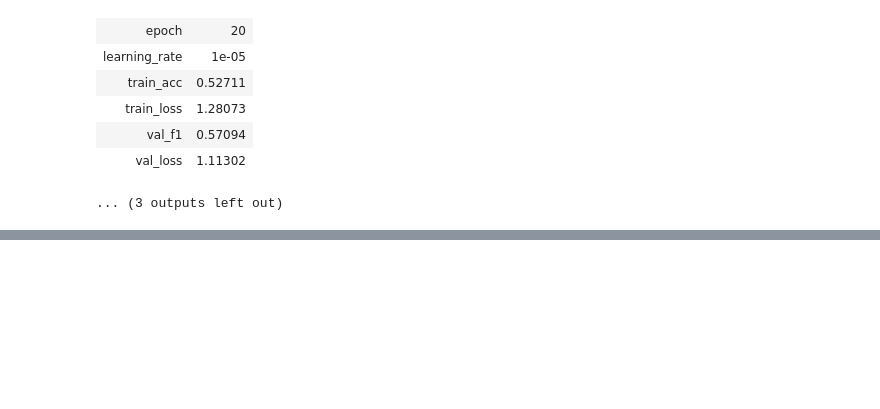
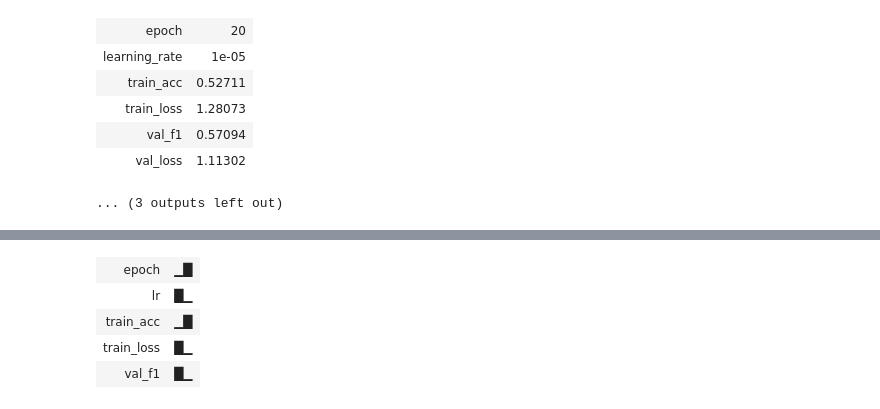
Before and after one commit to MythreyeeH/messy-mashup, a Jupyter notebook: DL-24f2009276-notebook-t12026.ipynb, the cells around one changed output, grey strips where cells are left out. Drawn from its saved outputs; the diff is of its cells as text; code cells hidden in the pictures; blank space fills up the shorter version.

```diff
--- a/DL-24f2009276-notebook-t12026.ipynb
+++ b/DL-24f2009276-notebook-t12026.ipynb
@@ -1025,0 +1053,91 @@ FileLink('submission_cnn.csv')
+# %%
+wandb.init(
+    project="messy-mashup",
+    name="CRNN_BiGRU",
+    tags=["phase-4", "crnn"],
+    config={
+        "model": "CRNN (CNN + BiGRU)",
+        "epochs": 20,
+        "batch_size": 32,
+        "lr": 1e-3,
+        "gru_layers": 2,
+        "gru_hidden": 256,
+        "bidirectional": True
+    }
+)
+
+optimizer = torch.optim.AdamW(crnn.parameters(), lr=1e-3, weight_decay=0.01)
+scheduler = torch.optim.lr_scheduler.CosineAnnealingLR(
+    optimizer, T_max=20, eta_min=1e-5
+)
+criterion = nn.CrossEntropyLoss()
+
+# Reuse same train/val loaders from CNN
+EPOCHS = 20
+PATIENCE = 3
+best_f1 = 0
+no_improve = 0
+
+print("Starting RNN training...")
+print("-" * 60)
+
+for epoch in range(EPOCHS):
+    # Training
+    crnn.train()
+    total_loss, total_correct = 0, 0
+    for mel, labels in train_loader:
+        mel, labels = mel.to(device), labels.to(device)
+        optimizer.zero_grad()
+        logits = crnn(mel)
+        loss   = criterion(logits, labels)
+        loss.backward()
+        torch.nn.utils.clip_grad_norm_(crnn.parameters(), 1.0)
+        optimizer.step()
+        total_loss    += loss.item()
+        total_correct += (logits.argmax(1) == labels).sum().item()
+    train_loss = total_loss / len(train_loader)
+    train_acc  = total_correct / len(train_loader.dataset)
+
+    # Validation
+    crnn.eval()
+    all_preds, all_labels = [], []
+    with torch.no_grad():
+        for mel, labels in val_loader:
+            mel, labels = mel.to(device), labels.to(device)
+            logits      = crnn(mel)
+            all_preds.extend(logits.argmax(1).cpu().numpy())
+            all_labels.extend(labels.cpu().numpy())
+    val_f1 = f1_score(all_labels, all_preds, average='macro')
+
+    scheduler.step()
+
+    # W&B logging
+    wandb.log({
+        "epoch": epoch + 1,
+        "train_loss": train_loss,
+        "train_acc": train_acc,
+        "val_f1": val_f1,
+        "lr": optimizer.param_groups[0]['lr']
+    })
+
+    # Save checkpoints
+    torch.save(
+        crnn.state_dict(),
+        f"/kaggle/working/crnn_epoch{epoch+1:02d}_f1{val_f1:.4f}.pth"
+    )
+
+    if val_f1 > best_f1:
+        best_f1    = val_f1
+        no_improve = 0
+        torch.save(crnn.state_dict(), "/kaggle/working/crnn_best.pth")
+        print(f"Epoch {epoch+1:02d} | Loss: {train_loss:.4f} | Acc: {train_acc:.4f} | Val F1: {val_f1:.4f} model saved")
+    else:
+        no_improve += 1
+        print(f"Epoch {epoch+1:02d} | Loss: {train_loss:.4f} | Acc: {train_acc:.4f} | Val F1: {val_f1:.4f} ({no_improve}/{PATIENCE})")
+        if no_improve >= PATIENCE:
+            print(f"\nEarly stopping at epoch {epoch+1}")
+            break
+
+wandb.finish()
+print(f"\nBest CRNN Val F1: {best_f1:.4f}")
+# %% [output]
@@ -1025,0 +1147,5 @@ FileLink('submission_cnn.csv')
+| epoch | ▁█ |
+| lr | █▁ |
+| train_acc | ▁█ |
+| train_loss | █▁ |
+| val_f1 | █▁ |
```
Also changed, not shown: parts of 15 cells of this notebook.
